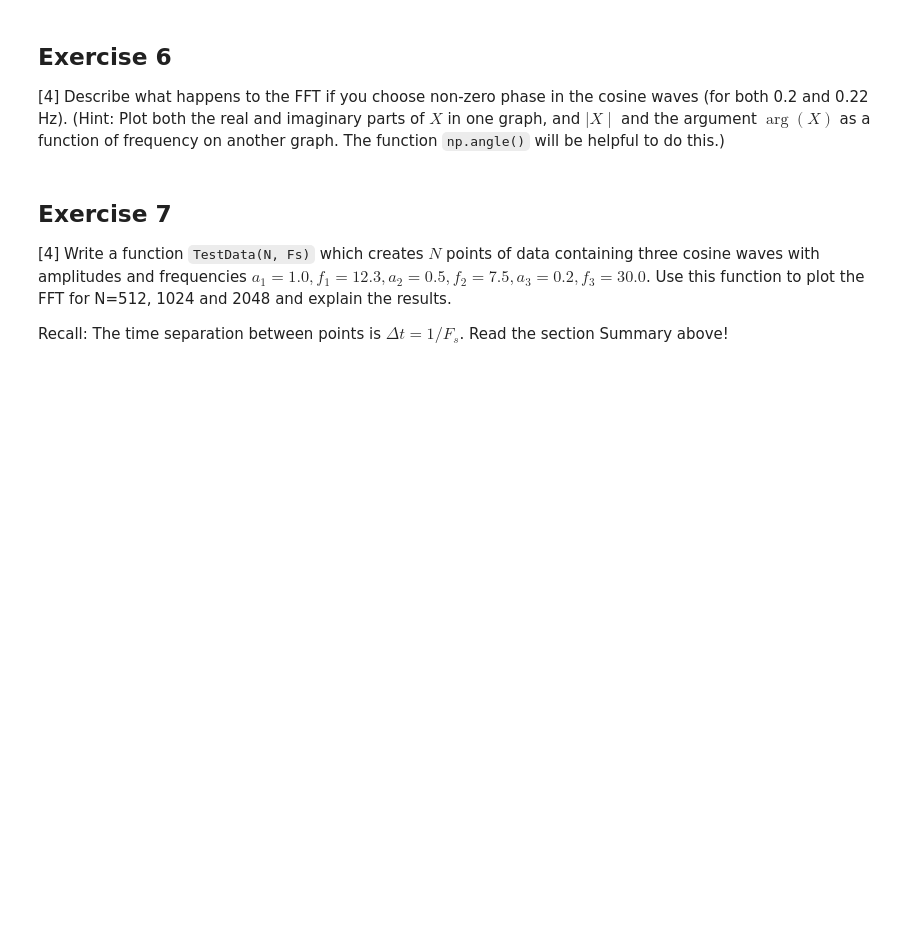
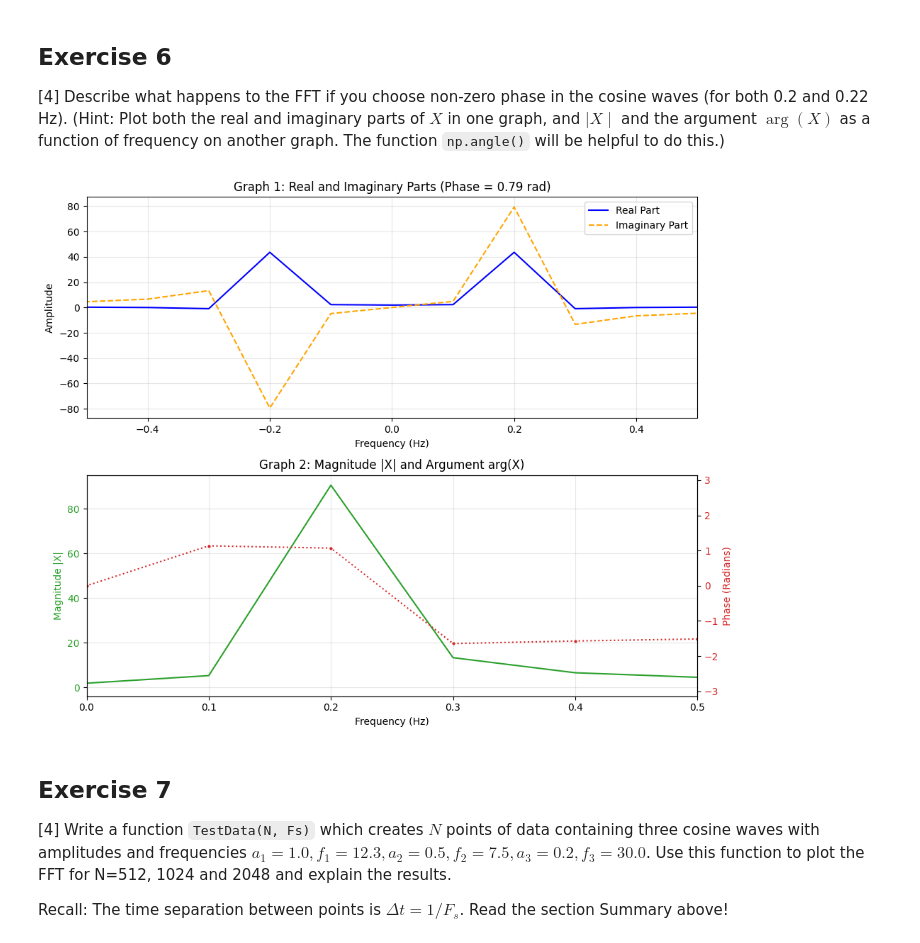
Before and after one commit to PX2145-2025/week-10-b-morganlowribrown-web, a Jupyter notebook: FFT.ipynb, the cells around one changed output. Cells and saved outputs as stored; diff of their text form; code cells hidden in the pictures; blank space fills up the shorter version.

```diff
--- a/FFT.ipynb
+++ b/FFT.ipynb
@@ -525,6 +517,76 @@ plt.show()
 ## Exercise 6
 
 [4] Describe what happens to the FFT if you choose non-zero phase in the cosine waves (for both 0.2 and 0.22 Hz). (Hint: Plot both the real and imaginary parts of $X$ in one graph, and $\mid X\mid$ and the argument $\arg(X)$ as a function of frequency on another graph. The function `np.angle()` will be helpful to do this.)
+# %%
+def analyze_fft_phase():
+  #parameters
+    N = 100          # Number of sample points
+    T = 10.0         # Total duration (seconds)
+    dt = T / N       # Sample spacing
+    t = np.linspace(0.0, T, N, endpoint=False)
+
+    # Frequency and Phase settings
+    freq_1 = 0.2     # On-grid frequency (usually cleaner)
+    freq_2 = 0.22    # Off-grid frequency (leakage)
+    phase_shift = np.pi / 4  # Non-zero phase (45 degrees)
+
+    # Create the signal: Sum of two cosines with phase shift
+    y = np.cos(2 * np.pi * freq_1 * t + phase_shift) + \
+        np.cos(2 * np.pi * freq_2 * t + phase_shift)
+    yf = np.fft.fft(y)
+    xf = np.fft.fftfreq(N, d=dt)
+
+    # Shift zero frequency to center for clearer plotting
+    yf_shifted = np.fft.fftshift(yf)
+    xf_shifted = np.fft.fftshift(xf)
+
+    # Plotting
+    fig, (ax1, ax2) = plt.subplots(2, 1, figsize=(10, 8))
+    #graph 1
+    ax1.set_title(f'Graph 1: Real and Imaginary Parts (Phase = {phase_shift:.2f} rad)')
+    ax1.plot(xf_shifted, np.real(yf_shifted), label='Real Part', color='blue')
+    ax1.plot(xf_shifted, np.imag(yf_shifted), label='Imaginary Part', color='orange', linestyle='--')
+    ax1.set_ylabel('Amplitude')
+    ax1.set_xlabel('Frequency (Hz)')
+    ax1.legend()
+    ax1.grid(True, alpha=0.3)
+    ax1.set_xlim(-0.5, 0.5) # Zoom in on relevant frequencies
+
+    # Create twin axis to plot Phase on the same graph as Magnitude
+    ax2.set_title('Graph 2: Magnitude |X| and Argument arg(X)')
+
+    # Plot Magnitude
+    color = 'tab:green'
+    ax2.set_xlabel('Frequency (Hz)')
+    ax2.set_ylabel('Magnitude |X|', color=color)
+    ax2.plot(xf_shifted, np.abs(yf_shifted), color=color, label='Magnitude')
+    ax2.tick_params(axis='y', labelcolor=color)
+    ax2.grid(True, alpha=0.3)
+
+    # Plot Phase (Argument)
+    # Instantiate a second axes that shares the same x-axis
+    ax2_phase = ax2.twinx()
+    color = 'tab:red'
+
+    # np.angle returns values in radians between -pi and pi
+    phase_spectrum = np.angle(yf_shifted)
+
+    ax2_phase.set_ylabel('Phase (Radians)', color=color)
+    ax2_phase.plot(xf_shifted, phase_spectrum, color=color, linestyle=':', marker='.', markersize=4, label='Phase')
+    ax2_phase.tick_params(axis='y', labelcolor=color)
+    ax2_phase.set_ylim(-np.pi, np.pi) # Limit y-axis to -pi to pi
+
+    # Zoom x-axis to see the specific frequencies (0.2 and 0.22) clearly
+    # We look at the positive side
+    ax2.set_xlim(0, 0.5)
+
+    plt.tight_layout()
+    plt.show()
+
+if __name__ == "__main__":
+    analyze_fft_phase()
+# %% [output]
+[figure, added]
 # %% [markdown]
 ## Exercise 7
 
```
Also changed, not shown: parts of 4 cells of this notebook.
